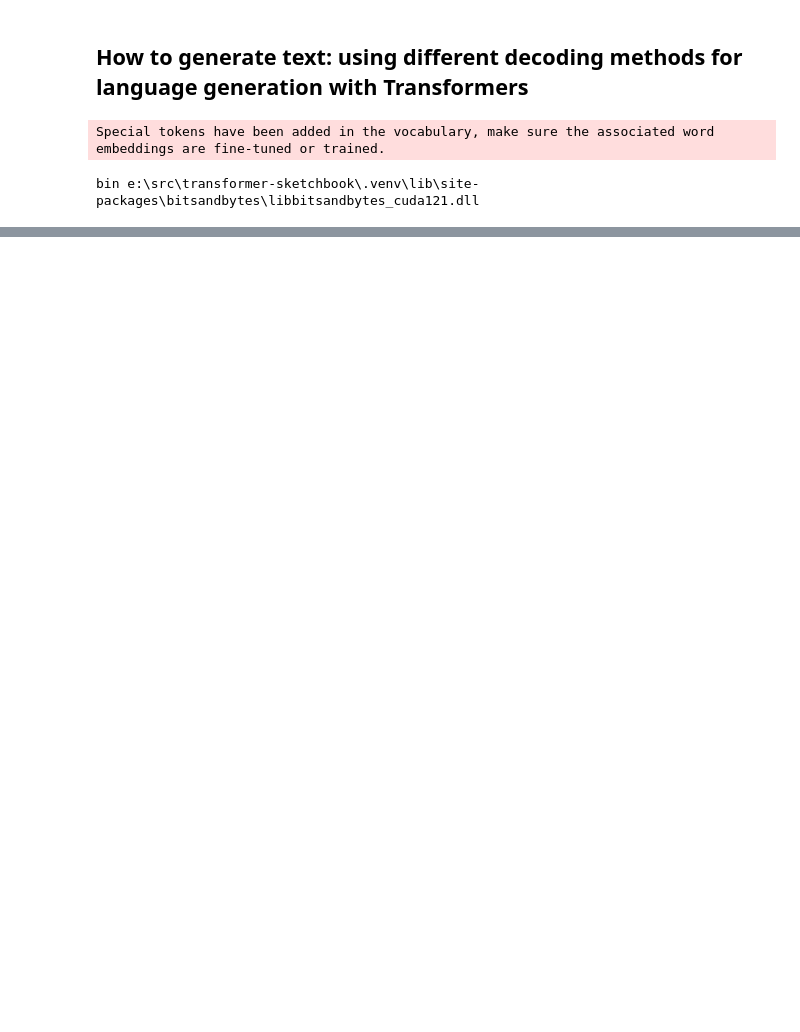
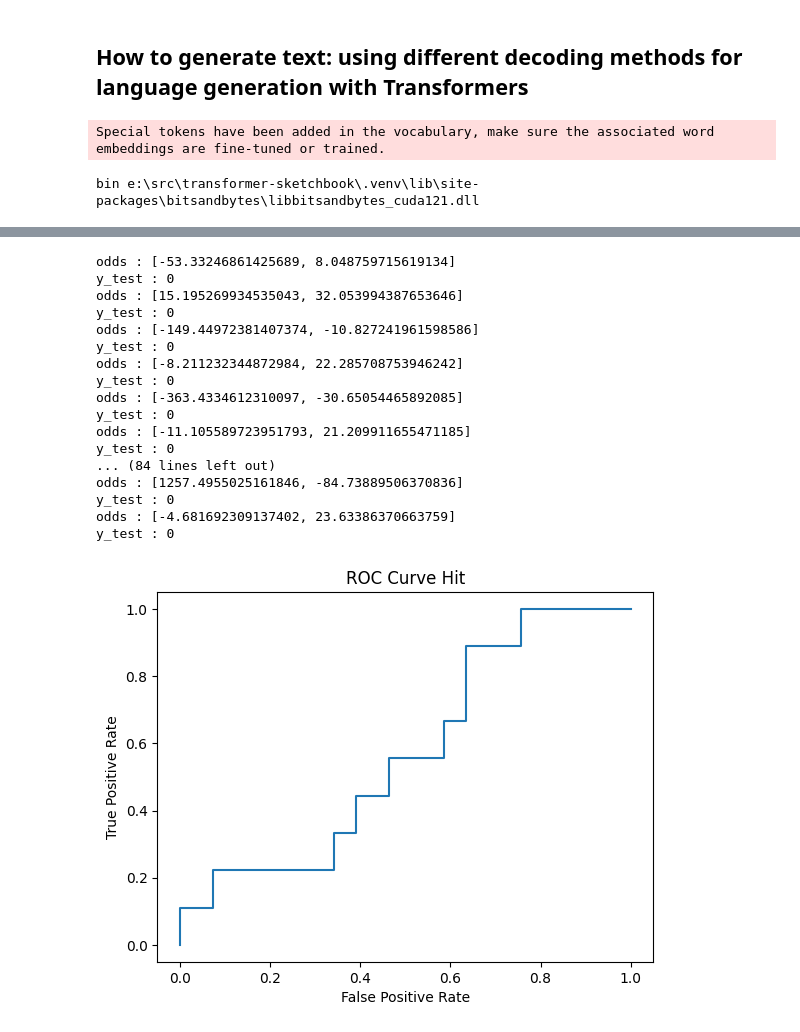
Before and after one commit to danzeeeman/DIGITAL-CURRENTS-TRAINING-A-LARGE-LANGUAGE-MODEL, a Jupyter notebook: notebooks/4_Generating_Phi-2.ipynb, the cells around one changed output, grey strips where cells are left out. Cells and saved outputs as stored; diff of their text form; code cells hidden in the pictures; blank space fills up the shorter version.

```diff
--- a/notebooks/4_Generating_Phi-2.ipynb
+++ b/notebooks/4_Generating_Phi-2.ipynb
@@ -334,0 +655,47 @@ for batter in output_data:
+# %%
+X_train, X_test, y_train, y_test = train_test_split(alba_odds, alba_hits, test_size=0.3, random_state=1)
+log_regression = LogisticRegression()
+log_regression.fit(X_train, y_train)
+
+y_pred_proba = log_regression.predict_proba(X_test)[:, 1]
+# print(y_pred_proba)
+
+y_pred_odds = []
+for proba in y_pred_proba:
+    y_pred_odds.append(calculate_american_odds(calculate_dec_odds(proba, 4)))
+
+# print(y_pred_proba)
+# print(y_pred_odds)
+# print(y_test)
+
+for i in range(len(X_test)):
+    print(f"odds : {X_test[i]}")
+    print(f"y_test : {y_test[i]}")
+
+fpr, tpr, _ = metrics.roc_curve(y_test, y_pred_proba)
+
+# Create the ROC curve
+plt.plot(fpr, tpr)
+plt.ylabel('True Positive Rate')
+plt.xlabel('False Positive Rate')
+plt.title('ROC Curve Hit')
+plt.show()
+# %% [output]
+odds : [-53.33246861425689, 8.048759715619134]
+y_test : 0
+odds : [15.195269934535043, 32.053994387653646]
+y_test : 0
+odds : [-149.44972381407374, -10.827241961598586]
+y_test : 0
+odds : [-8.211232344872984, 22.285708753946242]
+y_test : 0
+odds : [-363.4334612310097, -30.65054465892085]
+y_test : 0
+odds : [-11.105589723951793, 21.209911655471185]
+y_test : 0
+... (84 lines left out)
+odds : [1257.4955025161846, -84.73889506370836]
+y_test : 0
+odds : [-4.681692309137402, 23.63386370663759]
+y_test : 0
+[figure, added]
```
Also changed, not shown: parts of 29 cells of this notebook, 1 other file.
